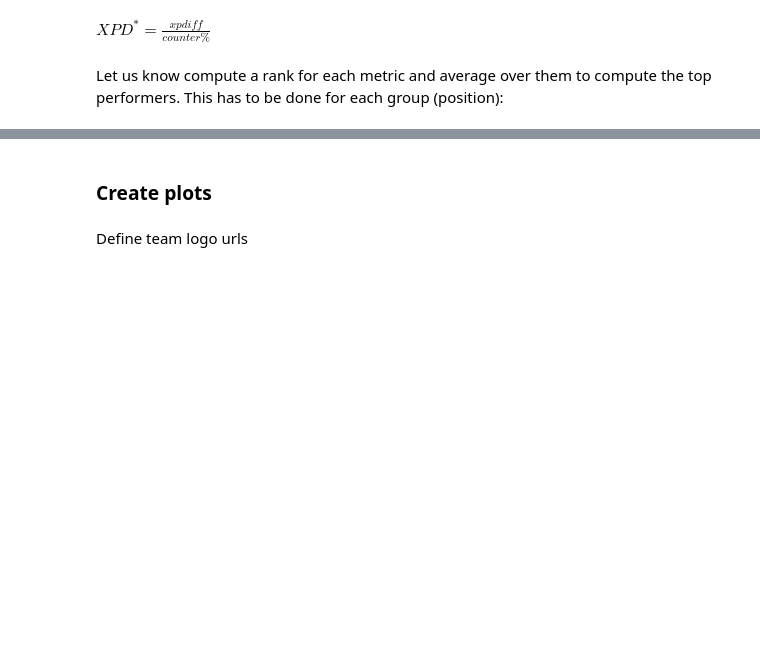
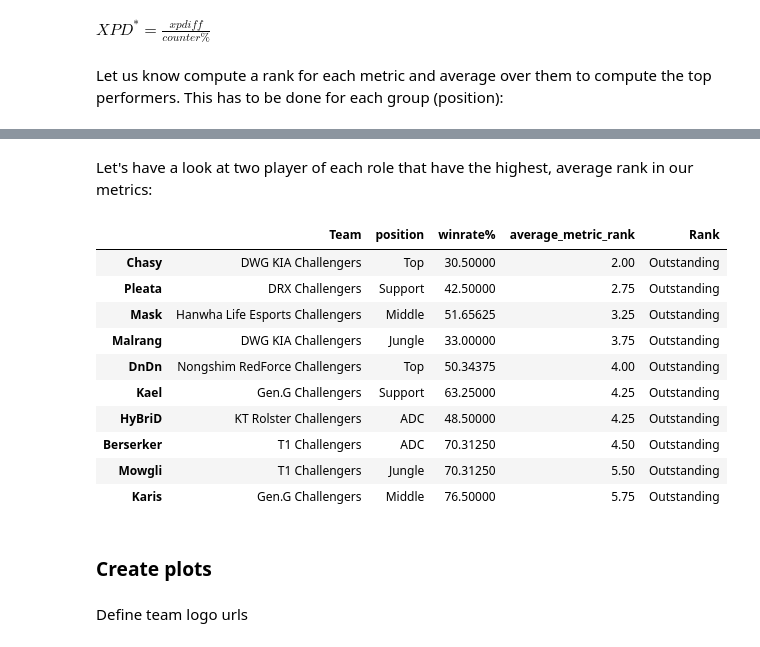
Before and after one commit to SFauth/LCK_CL_2021_Talent_Identification_Uni_Project, a Jupyter notebook: code.ipynb, the cells around one changed output, grey strips where cells are left out. Saved outputs shown, nothing was run; the diff lists cells and outputs as text; code cells hidden in the pictures; blank space fills up the shorter version.

```diff
--- a/code.ipynb
+++ b/code.ipynb
@@ -393,11 +388,10 @@ TypeError: 'DataFrameGroupBy' object does not support item assignment
 # %%
+agg_all['DPM_per_gold_rank'] = agg_all.groupby('position')['DPM_per_gold'].rank(ascending=False)
+agg_all['Net_KP_per_gold_rank'] = agg_all.groupby('position')['Net_KP_per_gold'].rank(ascending=False)
+agg_all['early_gold_diff_per_counter_percentage_rank'] = agg_all.groupby('position')['early_gold_diff_per_counter_percentage'].rank(ascending=False)
+agg_all['early_xp_diff_per_counter_percentage_rank'] = agg_all.groupby('position')['early_xp_diff_per_counter_percentage'].rank(ascending=False)
 
 
-agg_all['DPM_per_gold_rank'] = agg_all[['DPM_per_gold']].rank(ascending=False).sort_values('DPM_per_gold')
-agg_all['Net_KP_per_gold_rank'] = agg_all[['Net_KP_per_gold']].rank(ascending=False).sort_values('Net_KP_per_gold')
-agg_all['early_gold_diff_per_counter_percentage_rank'] = agg_all[['early_gold_diff_per_counter_percentage']].rank(ascending=False).sort_values('early_gold_diff_per_counter_percentage')
-agg_all['early_xp_diff_per_counter_percentage_rank'] = agg_all[['early_xp_diff_per_counter_percentage']].rank(ascending=False).sort_values('early_xp_diff_per_counter_percentage')
 agg_all['average_metric_rank'] = agg_all[['DPM_per_gold_rank',
- 'Net_KP_per_gold_rank',
-  'early_gold_diff_per_counter_percentage_rank',
-   'early_xp_diff_per_counter_percentage_rank']].mean(axis=1)
+ 'Net_KP_per_gold_rank', 'early_gold_diff_per_counter_percentage_rank',
+ 'early_xp_diff_per_counter_percentage_rank']].mean(axis=1)
@@ -432,0 +398,16 @@ agg_all[['DPM_per_gold', 'Net_KP_per_gold', 'early_gold_diff_per_counter_percent
+# %% [markdown]
+Let's have a look at two player of each role that have the highest, average rank in our metrics:
+# %%
+agg_all[['Team', 'position', 'winrate%', 'average_metric_rank']].sort_values('average_metric_rank').groupby('position').head(2).assign(Rank = 'Outstanding')
+# %% [output]
+|  | Team | position | winrate% | average_metric_rank | Rank |
+| Chasy | DWG KIA Challengers | Top | 30.50000 | 2.00 | Outstanding |
+| Pleata | DRX Challengers | Support | 42.50000 | 2.75 | Outstanding |
+| Mask | Hanwha Life Esports Challengers | Middle | 51.65625 | 3.25 | Outstanding |
+| Malrang | DWG KIA Challengers | Jungle | 33.00000 | 3.75 | Outstanding |
+| DnDn | Nongshim RedForce Challengers | Top | 50.34375 | 4.00 | Outstanding |
+| Kael | Gen.G Challengers | Support | 63.25000 | 4.25 | Outstanding |
+| HyBriD | KT Rolster Challengers | ADC | 48.50000 | 4.25 | Outstanding |
+| Berserker | T1 Challengers | ADC | 70.31250 | 4.50 | Outstanding |
+| Mowgli | T1 Challengers | Jungle | 70.31250 | 5.50 | Outstanding |
+| Karis | Gen.G Challengers | Middle | 76.50000 | 5.75 | Outstanding |
```
Also changed, not shown: parts of 10 cells of this notebook.
